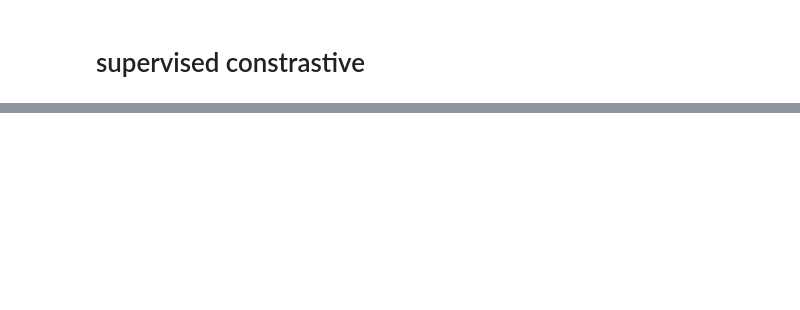
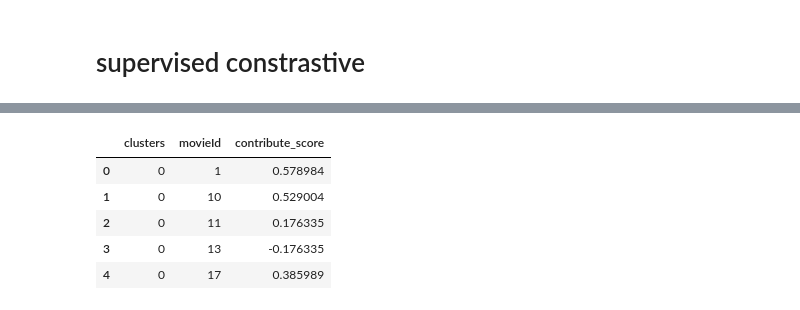
Before and after one commit to quanvu0996/TF_cert_training, a Jupyter notebook: v2.5_ML20M optimizing cluster.ipynb, the cells around one changed output, grey strips where cells are left out. Drawn from its saved outputs; the diff is of its cells as text; code cells hidden in the pictures; blank space fills up the shorter version.

```diff
--- a/v2.5_ML20M optimizing cluster.ipynb
+++ b/v2.5_ML20M optimizing cluster.ipynb
@@ -833,0 +1348,2 @@ gc.collect()
+# %%
+ratings_ = ratings.copy().set_index("userId")
@@ -833,0 +1360,9 @@ gc.collect()
+# %%
+ratings_.head()
+# %% [output]
+|  | clusters | movieId | contribute_score |
+| 0 | 0 | 1 | 0.578984 |
+| 1 | 0 | 10 | 0.529004 |
+| 2 | 0 | 11 | 0.176335 |
+| 3 | 0 | 13 | -0.176335 |
+| 4 | 0 | 17 | 0.385989 |
```
Also changed, not shown: parts of 67 cells of this notebook.
